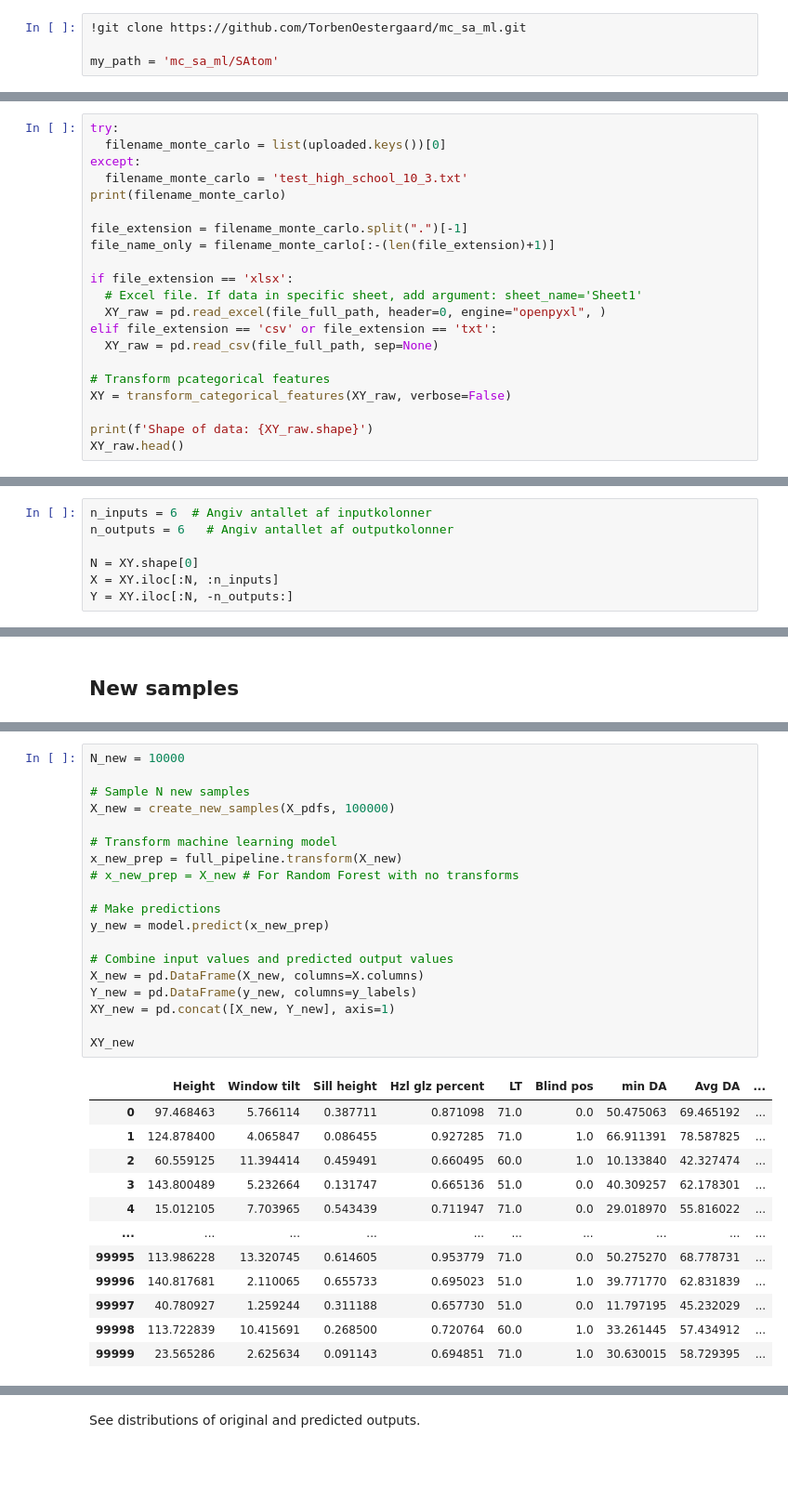
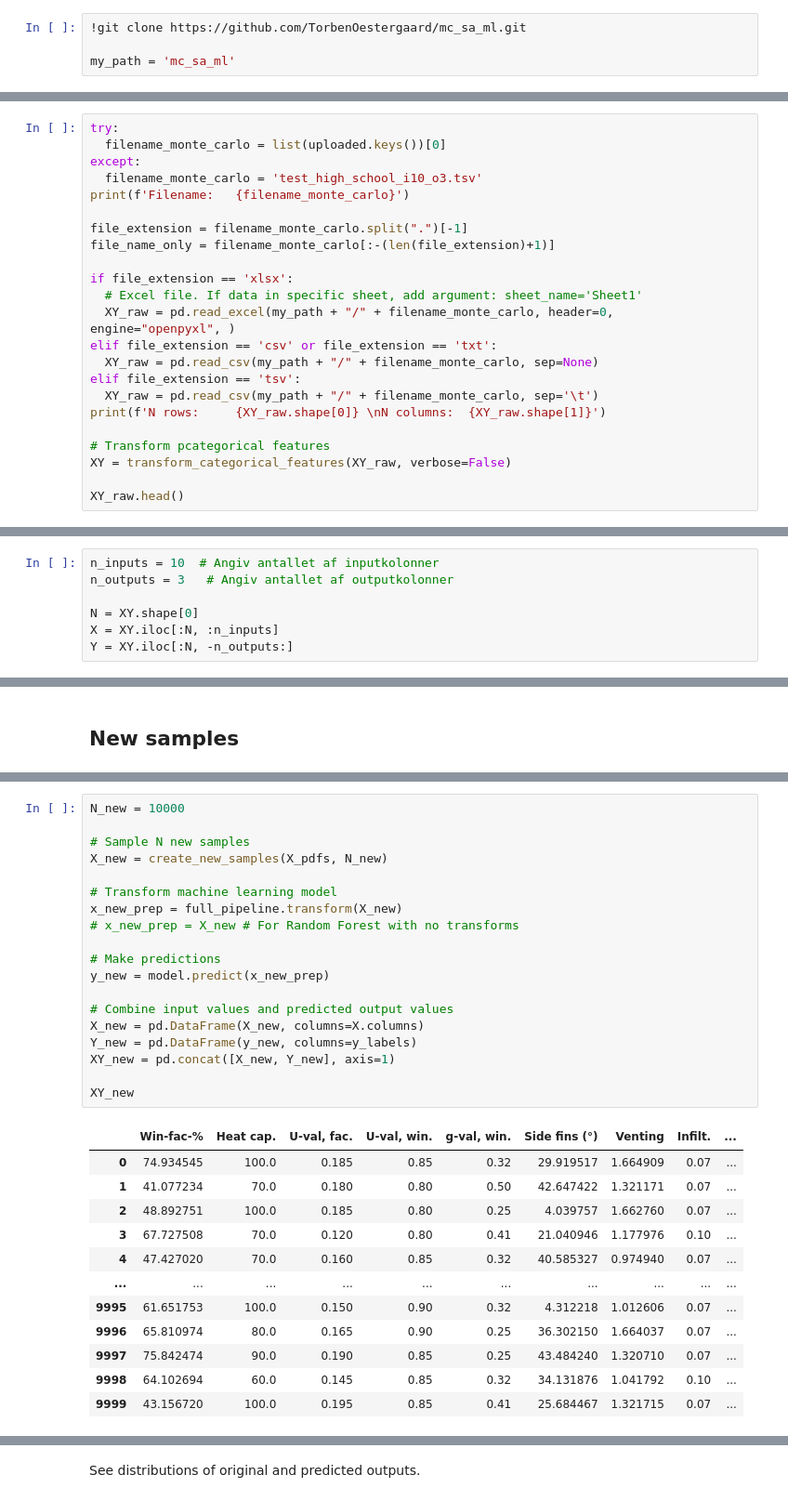
Before and after one commit to TorbenOestergaard/mc_sa_ml, a Jupyter notebook: BPS_to_ML_github.ipynb, the cells around one changed output, grey strips where cells are left out. Shown at 93% size. Saved outputs shown, nothing was run; the diff lists cells and outputs as text; blank space fills up the shorter version.

```diff
--- a/BPS_to_ML_github.ipynb
+++ b/BPS_to_ML_github.ipynb
@@ -14,5 +14,5 @@ Drive already mounted at /content/drive; to attempt to forcibly remount, call dr
 # %%
 !git clone https://github.com/TorbenOestergaard/mc_sa_ml.git
 
-my_path = 'mc_sa_ml/SAtom'
+my_path = 'mc_sa_ml'
 # %% [output]
@@ -87,21 +80,23 @@ Saving epopee_int_7000_02_08_21.csv to epopee_int_7000_02_08_21 (1).csv
 try:
   filename_monte_carlo = list(uploaded.keys())[0]
 except:
-  filename_monte_carlo = 'test_high_school_10_3.txt'
-print(filename_monte_carlo)
+  filename_monte_carlo = 'test_high_school_i10_o3.tsv'
+print(f'Filename:   {filename_monte_carlo}')
 
 file_extension = filename_monte_carlo.split(".")[-1]
 file_name_only = filename_monte_carlo[:-(len(file_extension)+1)]
 
 if file_extension == 'xlsx':
   # Excel file. If data in specific sheet, add argument: sheet_name='Sheet1'
-  XY_raw = pd.read_excel(file_full_path, header=0, engine="openpyxl", )
+  XY_raw = pd.read_excel(my_path + "/" + filename_monte_carlo, header=0, engine="openpyxl", )
 elif file_extension == 'csv' or file_extension == 'txt':
-  XY_raw = pd.read_csv(file_full_path, sep=None)
+  XY_raw = pd.read_csv(my_path + "/" + filename_monte_carlo, sep=None)
+elif file_extension == 'tsv':
+  XY_raw = pd.read_csv(my_path + "/" + filename_monte_carlo, sep='\t')
+print(f'N rows:     {XY_raw.shape[0]} \nN columns:  {XY_raw.shape[1]}')
 
 # Transform pcategorical features
 XY = transform_categorical_features(XY_raw, verbose=False)
 
-print(f'Shape of data: {XY_raw.shape}')
 XY_raw.head()
 # %% [output]
@@ -117,8 +113,8 @@ Shape of data: (848, 12)
 # %% [markdown]
 Specify the number of inputs and outputs
 # %%
-n_inputs = 6  # Angiv antallet af inputkolonner
-n_outputs = 6   # Angiv antallet af outputkolonner
+n_inputs = 10  # Angiv antallet af inputkolonner
+n_outputs = 3   # Angiv antallet af outputkolonner
 
 N = XY.shape[0]
 X = XY.iloc[:N, :n_inputs]
@@ -507,32 +469,32 @@ x5  Blind pos         discrete   [0 1]
 # %%
 N_new = 10000
 
 # Sample N new samples
-X_new = create_new_samples(X_pdfs, 100000)
+X_new = create_new_samples(X_pdfs, N_new)
 
 # Transform machine learning model
 x_new_prep = full_pipeline.transform(X_new)
 # x_new_prep = X_new # For Random Forest with no transforms
 
 # Make predictions
 y_new = model.predict(x_new_prep)
 
 # Combine input values and predicted output values
 X_new = pd.DataFrame(X_new, columns=X.columns)
 Y_new = pd.DataFrame(y_new, columns=y_labels)
 XY_new = pd.concat([X_new, Y_new], axis=1)
 
 XY_new
 # %% [output]
-|  | Height | Window tilt | Sill height | Hzl glz percent | LT | Blind pos | min DA | Avg DA | ... |
-| 0 | 97.468463 | 5.766114 | 0.387711 | 0.871098 | 71.0 | 0.0 | 50.475063 | 69.465192 | ... |
-| 1 | 124.878400 | 4.065847 | 0.086455 | 0.927285 | 71.0 | 1.0 | 66.911391 | 78.587825 | ... |
-| 2 | 60.559125 | 11.394414 | 0.459491 | 0.660495 | 60.0 | 1.0 | 10.133840 | 42.327474 | ... |
-| 3 | 143.800489 | 5.232664 | 0.131747 | 0.665136 | 51.0 | 0.0 | 40.309257 | 62.178301 | ... |
-| 4 | 15.012105 | 7.703965 | 0.543439 | 0.711947 | 71.0 | 0.0 | 29.018970 | 55.816022 | ... |
+|  | Win-fac-% | Heat cap. | U-val, fac. | U-val, win. | g-val, win. | Side fins (°) | Venting | Infilt. | ... |
+| 0 | 74.934545 | 100.0 | 0.185 | 0.85 | 0.32 | 29.919517 | 1.664909 | 0.07 | ... |
+| 1 | 41.077234 | 70.0 | 0.180 | 0.80 | 0.50 | 42.647422 | 1.321171 | 0.07 | ... |
+| 2 | 48.892751 | 100.0 | 0.185 | 0.80 | 0.25 | 4.039757 | 1.662760 | 0.07 | ... |
+| 3 | 67.727508 | 70.0 | 0.120 | 0.80 | 0.41 | 21.040946 | 1.177976 | 0.10 | ... |
+| 4 | 47.427020 | 70.0 | 0.160 | 0.85 | 0.32 | 40.585327 | 0.974940 | 0.07 | ... |
 | ... | ... | ... | ... | ... | ... | ... | ... | ... | ... |
-| 99995 | 113.986228 | 13.320745 | 0.614605 | 0.953779 | 71.0 | 0.0 | 50.275270 | 68.778731 | ... |
-| 99996 | 140.817681 | 2.110065 | 0.655733 | 0.695023 | 51.0 | 1.0 | 39.771770 | 62.831839 | ... |
-| 99997 | 40.780927 | 1.259244 | 0.311188 | 0.657730 | 51.0 | 0.0 | 11.797195 | 45.232029 | ... |
-| 99998 | 113.722839 | 10.415691 | 0.268500 | 0.720764 | 60.0 | 1.0 | 33.261445 | 57.434912 | ... |
-| 99999 | 23.565286 | 2.625634 | 0.091143 | 0.694851 | 71.0 | 1.0 | 30.630015 | 58.729395 | ... |
+| 9995 | 61.651753 | 100.0 | 0.150 | 0.90 | 0.32 | 4.312218 | 1.012606 | 0.07 | ... |
+| 9996 | 65.810974 | 80.0 | 0.165 | 0.90 | 0.25 | 36.302150 | 1.664037 | 0.07 | ... |
+| 9997 | 75.842474 | 90.0 | 0.190 | 0.85 | 0.25 | 43.484240 | 1.320710 | 0.07 | ... |
+| 9998 | 64.102694 | 60.0 | 0.145 | 0.85 | 0.32 | 34.131876 | 1.041792 | 0.10 | ... |
+| 9999 | 43.156720 | 100.0 | 0.195 | 0.85 | 0.41 | 25.684467 | 1.321715 | 0.07 | ... |
```
Also changed, not shown: parts of 37 cells of this notebook, 3 other files.
